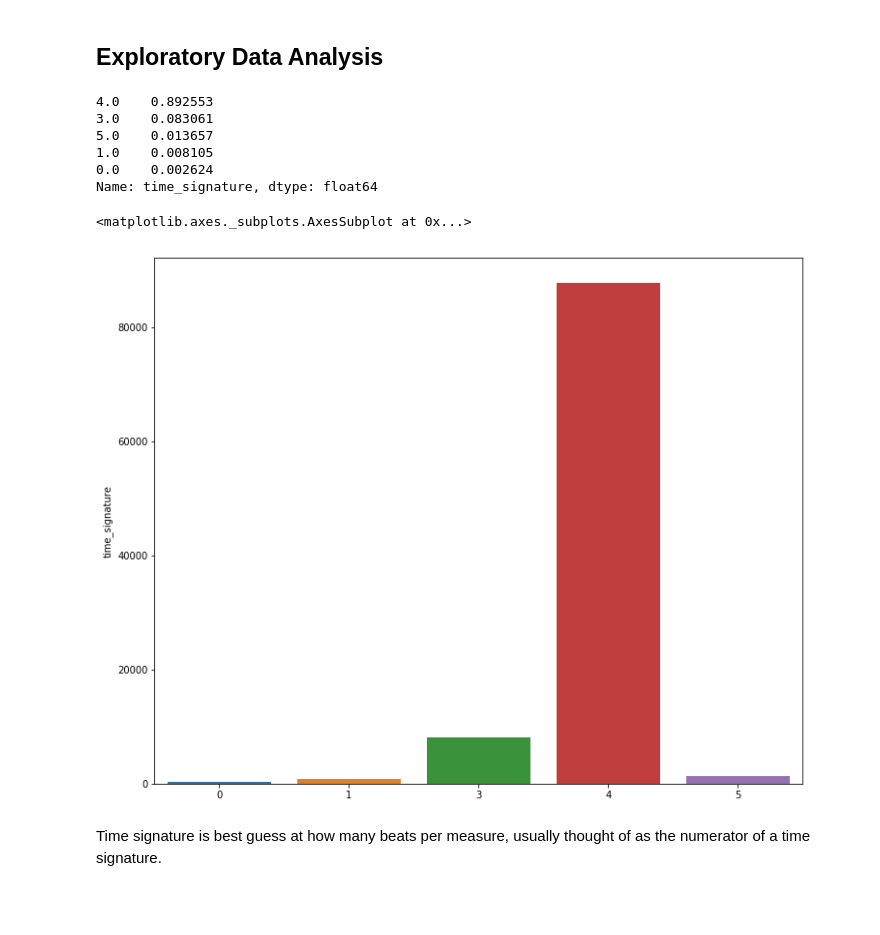
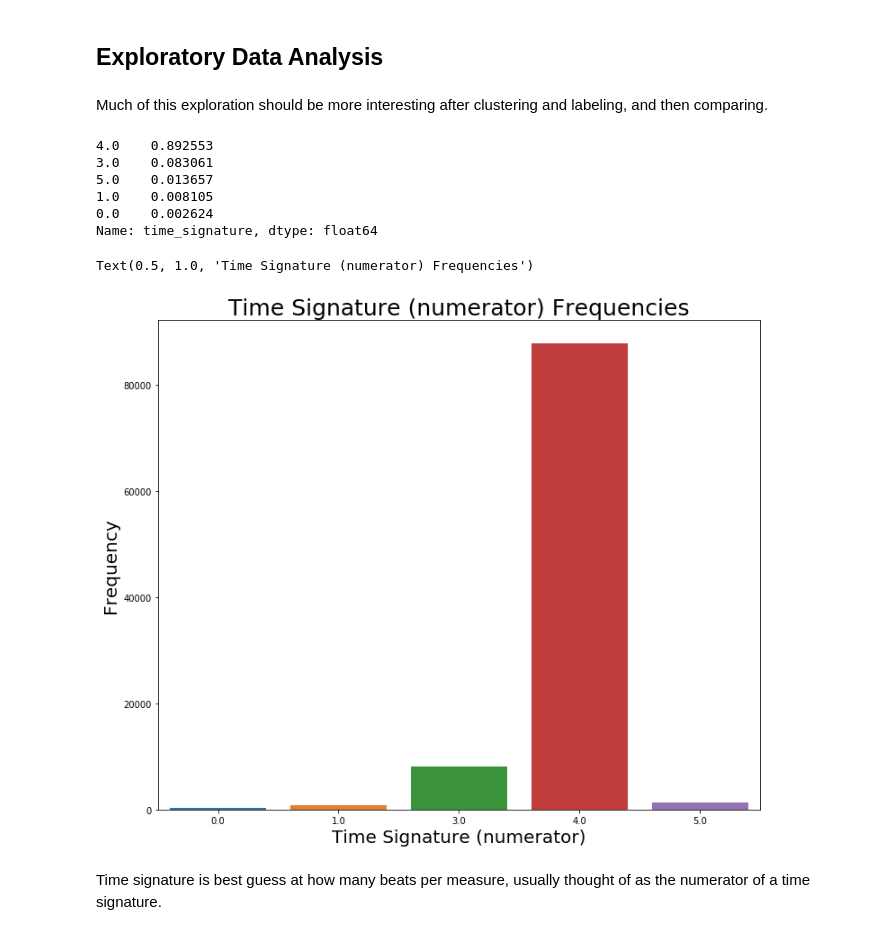
Before and after one commit to RMExe/Clustersong, a Jupyter notebook: code/02_eda.ipynb, the cells around one changed output. Saved outputs shown, nothing was run; the diff lists cells and outputs as text; code cells hidden in the pictures; blank space fills up the shorter version.

Commit message:
clustering

```diff
--- a/code/02_eda.ipynb
+++ b/code/02_eda.ipynb
@@ -99,18 +99,18 @@ Finally, we should relabel some columns and change how they are represented.
 # %% [markdown]
 `mode` is a guess at if the song is mostly in a major or minor key, with $1$ being major.
 # %%
-df.rename({"mode" : "is_major"},inplace=True)
+df.rename({"mode" : "is_major"}, axis=1, inplace=True)
 # %% [markdown]
 `instrumentalness` and `liveness`, while represented by a $[0,1]$ range of values, are softly categorical, with the former having $>0.5$ meaning likely instrumental, and the closer $1$ signifying more confidence. `liveness` similarly has a threshold at $0.8$, where values above that meaning an increase in confidence.
 # %%
-df["is_live"] = df.liveness.map(lambda x: x >= 0.8)
-df["is_instrumental"] = df.instrumentalness.map(lambda x : x >= 0.5)
+df["is_live"] = df.liveness.map(lambda x: x >= 0.8).astype(int)
+df["is_instrumental"] = df.instrumentalness.map(lambda x : x >= 0.5).astype(int)
 # %% [markdown]
 For exploration, I will keep it as a different column.
 # %% [markdown]
 Key is written as the usual [pitch classes](https://en.wikipedia.org/wiki/Pitch_class#Other_ways_to_label_pitch_classes) notation, so it should be noted that while it is numerical here, it is a categorical definition under the hood.
 # %%
-key_notes = {-1.0: "key not detected"
+key_notes = {-1.0: "key not detected",
              0.0: "C",
              1.0: "C#",
              2.0: "D",
@@ -143,6 +143,8 @@ df.key.value_counts(normalize=True).sort_index()
 Name: key, dtype: float64
 # %% [markdown]
 ## Exploratory Data Analysis
+# %% [markdown]
+Much of this exploration should be more interesting after clustering and labeling, and then comparing.
 # %%
 df.time_signature.value_counts(normalize=True)
 # %% [output]
@@ -154,9 +156,13 @@ df.time_signature.value_counts(normalize=True)
 Name: time_signature, dtype: float64
 # %%
 plt.figure(figsize=(12,10))
-sns.barplot(x=[4,3,5,1,0], y=df.time_signature.value_counts())
+# sns.barplot(x=[4,3,5,1,0], y=df.time_signature.value_counts())
+sns.countplot(df.time_signature)
+plt.xlabel("Time Signature (numerator)",size=20)
+plt.ylabel("Frequency",size=20)
+plt.title("Time Signature (numerator) Frequencies", size=25)
 # %% [output]
-<matplotlib.axes._subplots.AxesSubplot at 0x...>
+Text(0.5, 1.0, 'Time Signature (numerator) Frequencies')
-[figure, old version]
+[figure, new version]
 # %% [markdown]
 Time signature is best guess at how many beats per measure, usually thought of as the numerator of a time signature.
```
Also changed, not shown: parts of 19 cells of this notebook, 2 other files.
